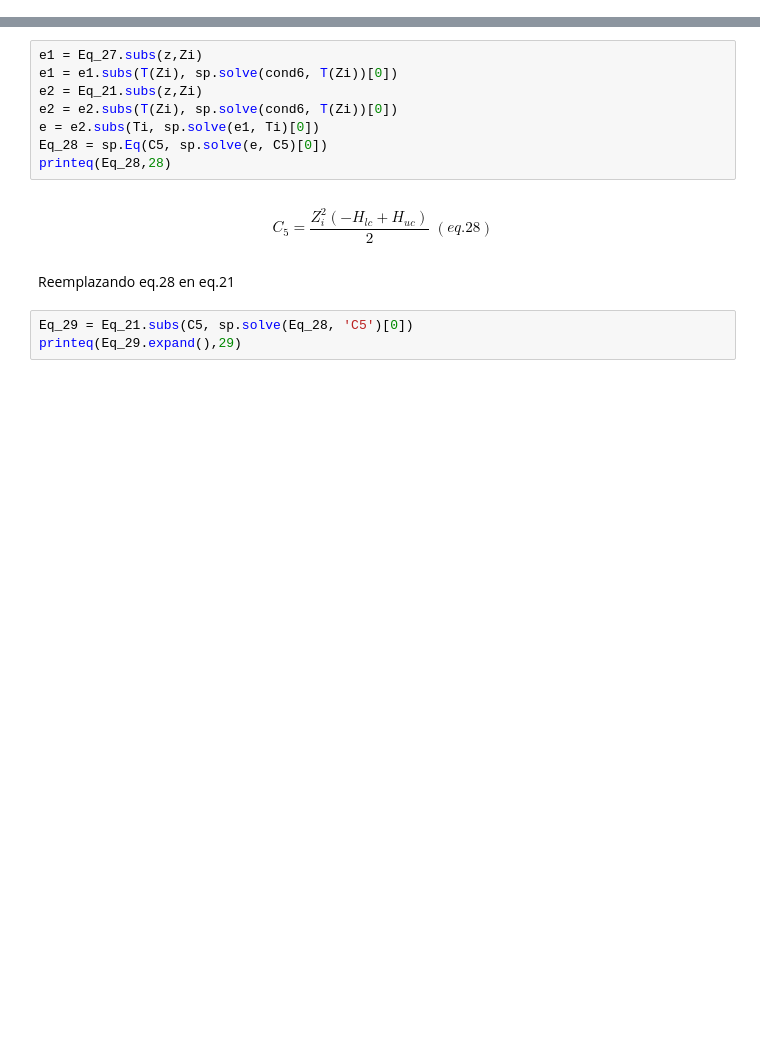
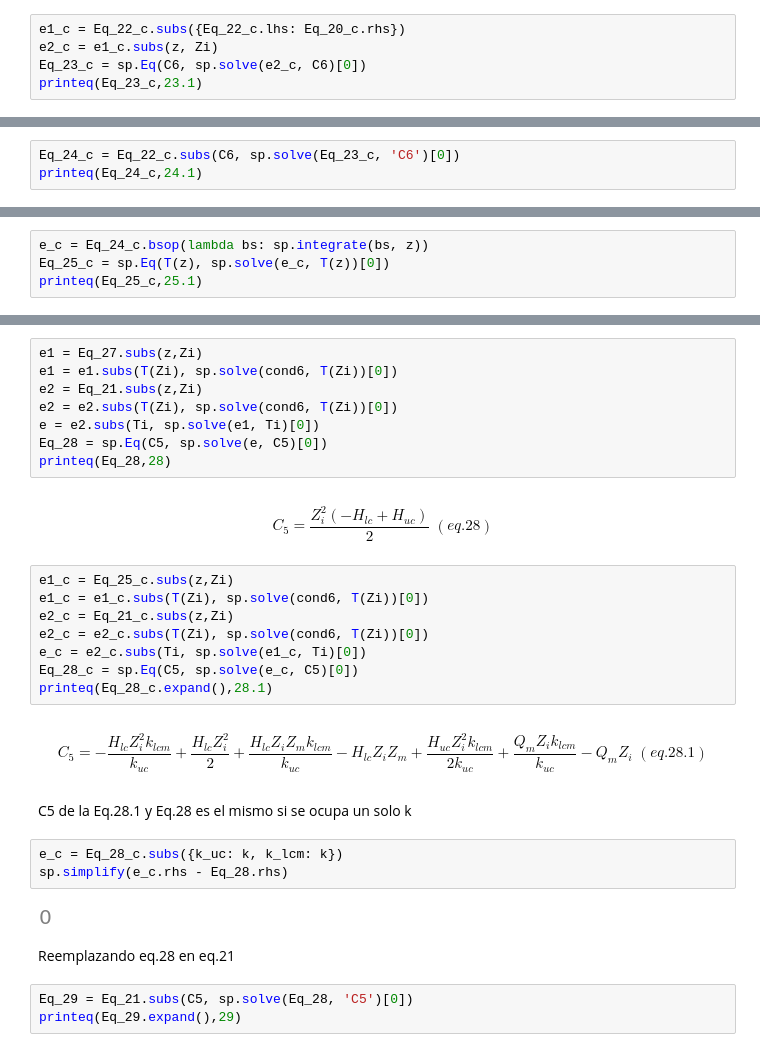
Before and after one commit to idest/andestm_standalone, a Jupyter notebook: Ecuaciones Modelo Termal_Z_0.ipynb, the cells around one changed output, grey strips where cells are left out. Saved outputs shown, nothing was run; the diff lists cells and outputs as text; blank space fills up the shorter version.

```diff
--- a/Ecuaciones Modelo Termal_Z_0.ipynb
+++ b/Ecuaciones Modelo Termal_Z_0.ipynb
@@ -446,3 +505,8 @@ Eq_23 = sp.Eq(C6, sp.solve(e, C6)[0])
 printeq(Eq_23,23)
 # %% [output]
 $$C_{6} = - H_{lc} Z_{i} + H_{lc} Z_{m} + H_{uc} Z_{i} + Q_{m} \;(eq.23)$$
+# %%
+e1_c = Eq_22_c.subs({Eq_22_c.lhs: Eq_20_c.rhs})
+e2_c = e1_c.subs(z, Zi)
+Eq_23_c = sp.Eq(C6, sp.solve(e2_c, C6)[0])
+printeq(Eq_23_c,23.1)
@@ -453,3 +519,6 @@ Eq_24 = Eq_22.subs(C6, sp.solve(Eq_23, 'C6')[0])
 printeq(Eq_24,24)
 # %% [output]
 $$k \frac{d}{d z} T{\left(z \right)} = - H_{lc} Z_{i} + H_{lc} Z_{m} + H_{uc} Z_{i} - H_{uc} z + Q_{m} \;(eq.24)$$
+# %%
+Eq_24_c = Eq_22_c.subs(C6, sp.solve(Eq_23_c, 'C6')[0])
+printeq(Eq_24_c,24.1)
@@ -462,3 +533,7 @@ Eq_25 = e.rhsop(lambda rhs: rhs + sp.var('C7'))
 printeq(Eq_25,25)
 # %% [output]
 $$T{\left(z \right)} = C_{7} + \frac{z \left(- 2 H_{lc} Z_{i} + 2 H_{lc} Z_{m} + 2 H_{uc} Z_{i} - H_{uc} z + 2 Q_{m}\right)}{2 k} \;(eq.25)$$
+# %%
+e_c = Eq_24_c.bsop(lambda bs: sp.integrate(bs, z))
+Eq_25_c = sp.Eq(T(z), sp.solve(e_c, T(z))[0])
+printeq(Eq_25_c,25.1)
@@ -490,6 +567,23 @@ Eq_28 = sp.Eq(C5, sp.solve(e, C5)[0])
 printeq(Eq_28,28)
 # %% [output]
 $$C_{5} = \frac{Z_{i}^{2} \left(- H_{lc} + H_{uc}\right)}{2} \;(eq.28)$$
+# %%
+e1_c = Eq_25_c.subs(z,Zi)
+e1_c = e1_c.subs(T(Zi), sp.solve(cond6, T(Zi))[0])
+e2_c = Eq_21_c.subs(z,Zi)
+e2_c = e2_c.subs(T(Zi), sp.solve(cond6, T(Zi))[0])
+e_c = e2_c.subs(Ti, sp.solve(e1_c, Ti)[0])
+Eq_28_c = sp.Eq(C5, sp.solve(e_c, C5)[0])
+printeq(Eq_28_c.expand(),28.1)
+# %% [output]
+$$C_{5} = - \frac{H_{lc} Z_{i}^{2} k_{lcm}}{k_{uc}} + \frac{H_{lc} Z_{i}^{2}}{2} + \frac{H_{lc} Z_{i} Z_{m} k_{lcm}}{k_{uc}} - H_{lc} Z_{i} Z_{m} + \frac{H_{uc} Z_{i}^{2} k_{lcm}}{2 k_{uc}} + \frac{Q_{m} Z_{i} k_{lcm}}{k_{uc}} - Q_{m} Z_{i} \;(eq.28.1)$$
+# %% [markdown]
+C5 de la Eq.28.1 y Eq.28 es el mismo si se ocupa un solo k
+# %%
+e_c = Eq_28_c.subs({k_uc: k, k_lcm: k})
+sp.simplify(e_c.rhs - Eq_28.rhs)
+# %% [output]
+[figure, added]
 # %% [markdown]
 Reemplazando eq.28 en eq.21
 # %%
```
Also changed, not shown: parts of 34 cells of this notebook, 1 other file.
